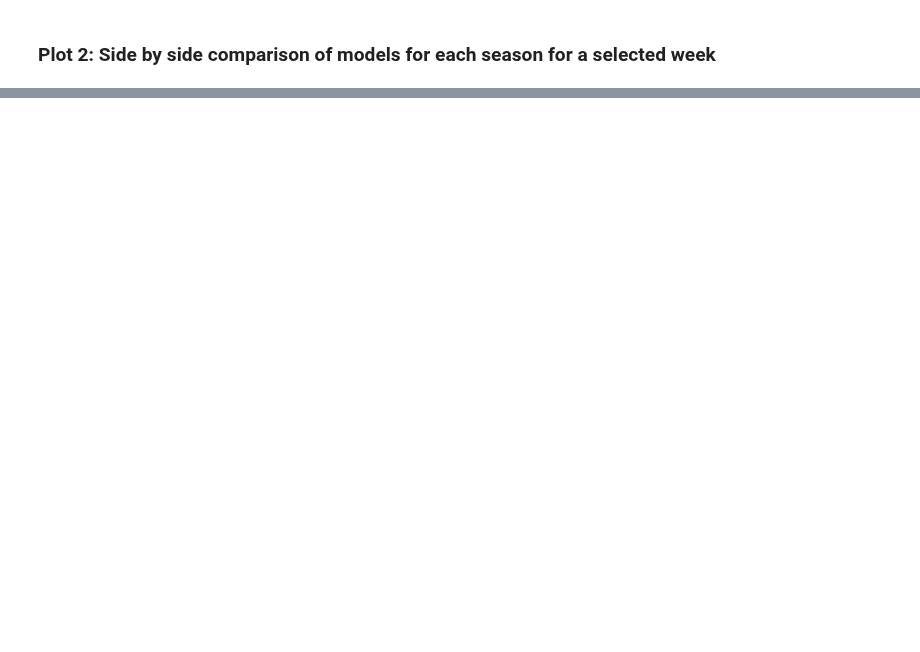
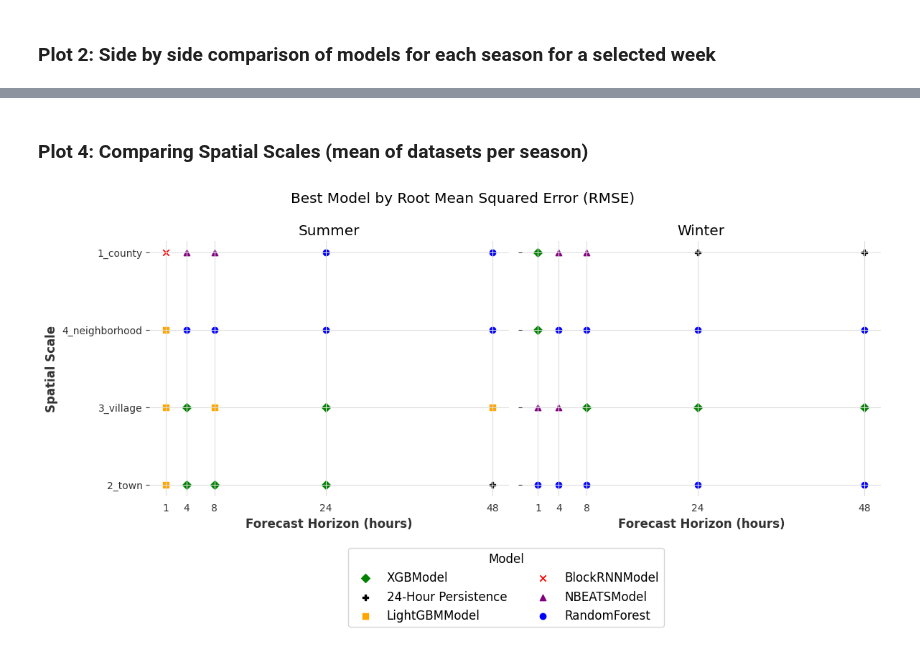
Before and after one commit to tsbyq/WattCast, a Jupyter notebook: bin/results_synthesis.ipynb, the cells around one changed output, grey strips where cells are left out. Drawn from its saved outputs; the diff is of its cells as text; code cells hidden in the pictures; blank space fills up the shorter version.

```diff
--- a/bin/results_synthesis.ipynb
+++ b/bin/results_synthesis.ipynb
@@ -406,0 +410,68 @@ for format in ['png', 'pdf']:
+# %% [markdown]
+### Plot 4: Comparing Spatial Scales (mean of datasets per season)
+# %%
+df_metrics_all_scales = pd.DataFrame()
+
+for scale, df in dfs_sorted.items():
+    scale = scale.split('in')[0]
+    df['scale'] = scale
+    df_metrics_all_scales = df_metrics_all_scales.append(df)
+
+df_metrics_grouped = df_metrics_all_scales.groupby(['season', 'scale', 'model', 'horizon_in_hours']).mean()[[metric_of_interest]].reset_index()
+
+season = 'Winter'
+
+fig, axs = plt.subplots(1,2, figsize=(12,5), sharex=True, sharey=True)
+
+axs = axs.ravel()
+# Create a list to store the handles and labels for the legend
+legend_handles = []
+legend_labels = []
+
+for i, ax in enumerate(axs):
+
+    season = list(season2color.keys())[i]
+
+    df_metrics_grouped_season = df_metrics_grouped.loc[df_metrics_grouped['season'] == season]
+
+    df = get_best_model_per_scale_and_horizon(df_metrics_grouped_season, metric_of_interest)
+
+    shape2model = {v: k for k, v in model2shape.items()}
+
+
+
+
+    # Map the colors and shapes to the DataFrame
+    df['shape'] = df['model'].map(model2shape)
+
+    for shape in set(df['shape']):
+        x = df.loc[(df['shape'] == shape), 'horizon_in_hours']
+        y = df.loc[(df['shape'] == shape), 'scale']
+        label = f'{shape2model[shape]}'
+        scatter = ax.scatter(x, y, marker=shape, label=label, color=model2color[shape2model[shape]])
+        if label not in legend_labels:
+            legend_handles.append(scatter)
+            legend_labels.append(label)
+
+    # Set the x ticks and labels
+    ax.set_xticks([1, 4, 8, 24, 48])
+    ax.set_xlabel('Forecast Horizon (hours)')
+
+    # Set the y label
+    if i == 0:
+        ax.set_ylabel('Spatial Scale')
+
+    # Set the title for each subplot
+    ax.set_title(f'{season}')
+
+# Create a single legend for all subplots
+fig.legend(handles=legend_handles, labels=legend_labels, title='Model', loc='lower center', bbox_to_anchor=(0.55, -0.25), ncol=2, frameon=True)
+
+fig.suptitle(f'Best Model by {metric_dict[metric_of_interest]}')
+# Adjust the spacing between subplots
+fig.tight_layout()
+
+# Show the plot
+plt.show()
+# %% [output]
+[figure, added]
```
Also changed, not shown: parts of 23 cells of this notebook, 7 other files.
